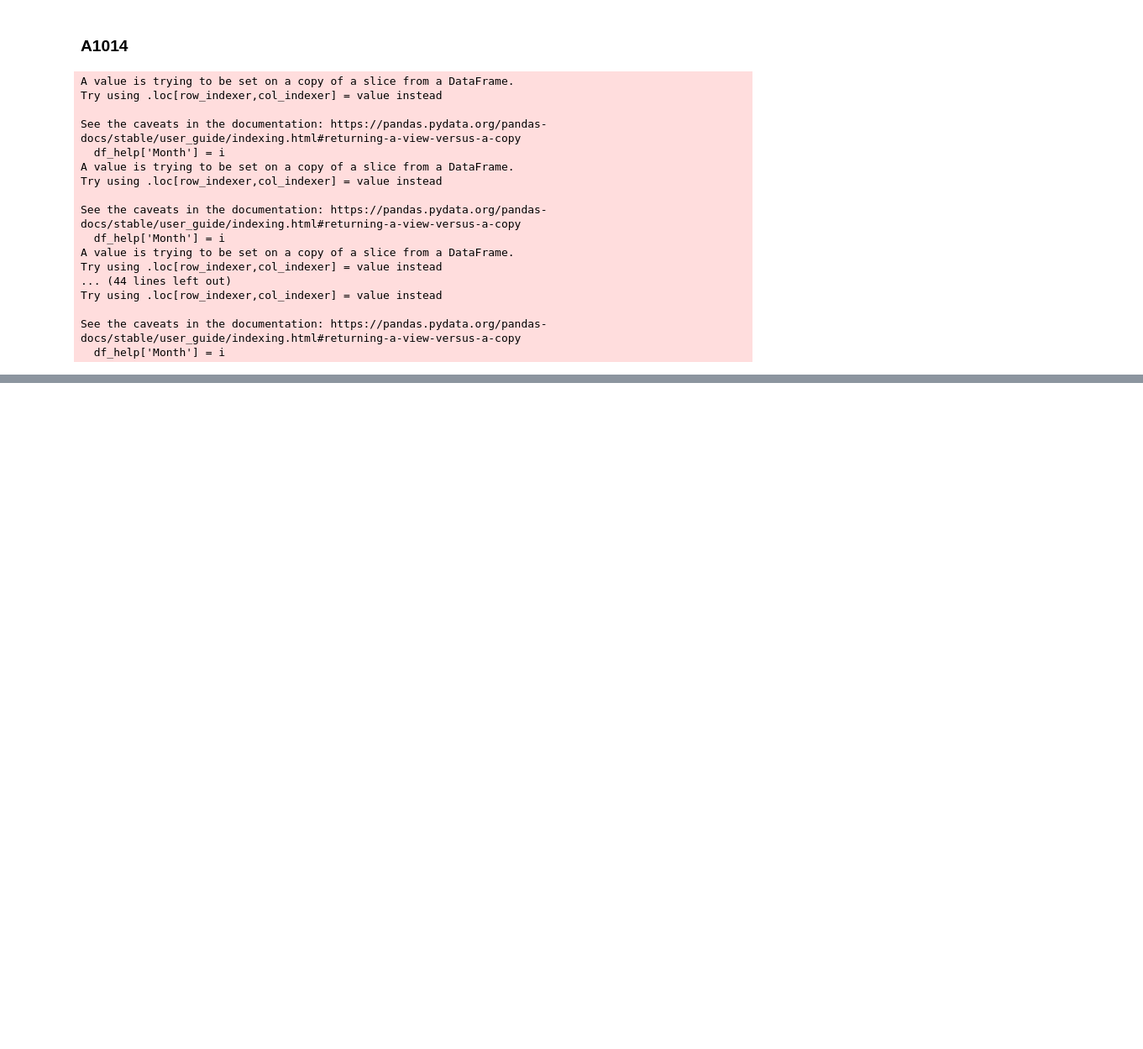
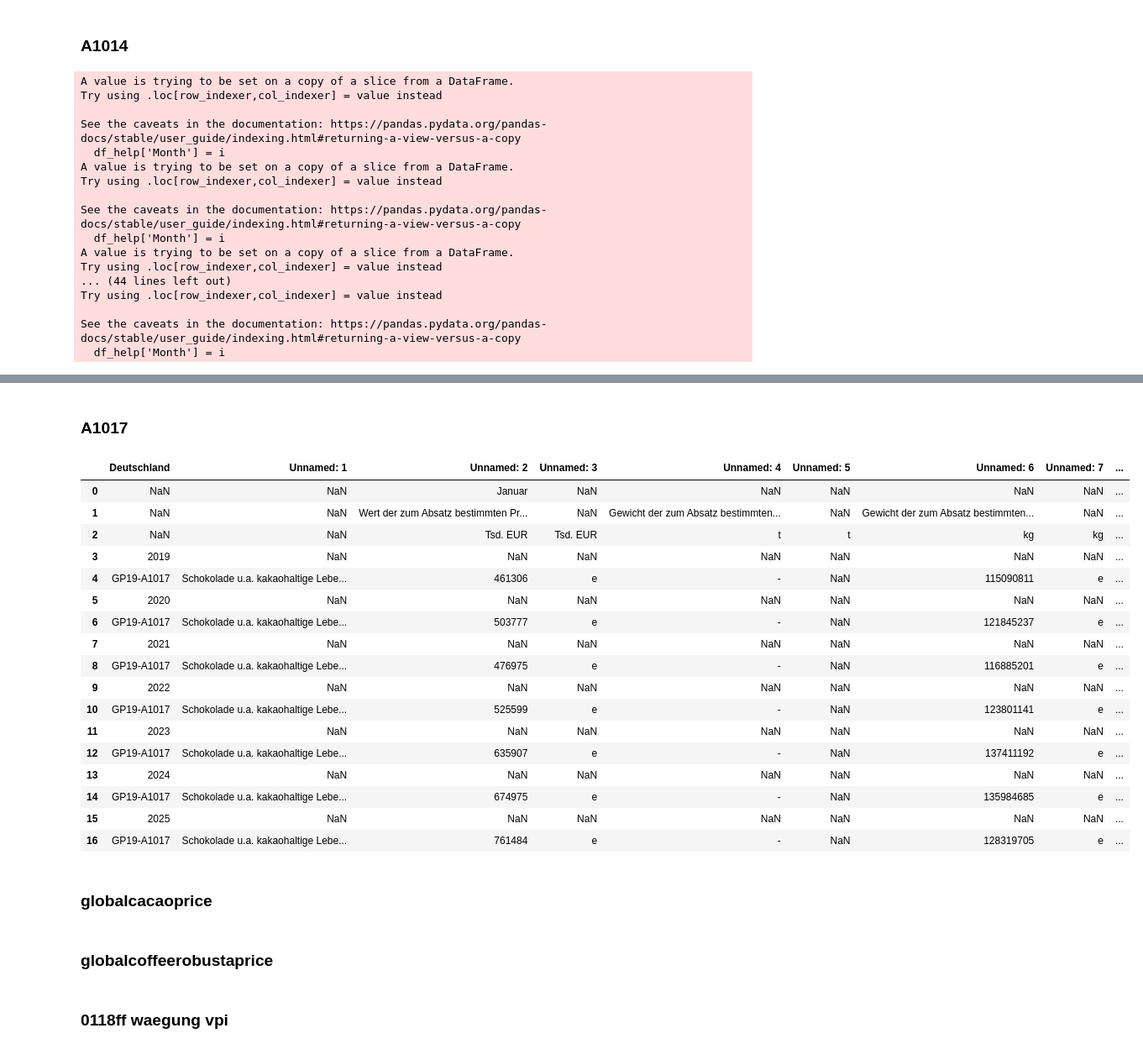
Before and after one commit to salimaabdalla/dpp_projekt_2026, a Jupyter notebook: notebooks/00A_Collection_of_functions.ipynb, the cells around one changed output, grey strips where cells are left out. Shown at 84% size. Cells and saved outputs as stored; diff of their text form; code cells hidden in the pictures; blank space fills up the shorter version.

```diff
--- a/notebooks/00A_Collection_of_functions.ipynb
+++ b/notebooks/00A_Collection_of_functions.ipynb
@@ -282,0 +300,32 @@ See the caveats in the documentation: https://pandas.pydata.org/pandas-docs/stab
+# %% [markdown]
+### A1017
+# %%
+path_origin = '../data/raw/A1017_monprod_timeseries.csv'
+path_aim = '../data/processed/' + path_origin[12:-4] + '_processed.csv'
+# %%
+df= pd.read_csv(path_origin,
+                skiprows =4,
+                skipfooter = 4, sep = ';'
+                )
+df
+# %% [output]
+|  | Deutschland | Unnamed: 1 | Unnamed: 2 | Unnamed: 3 | Unnamed: 4 | Unnamed: 5 | Unnamed: 6 | Unnamed: 7 | ... |
+| 0 | NaN | NaN | Januar | NaN | NaN | NaN | NaN | NaN | ... |
+| 1 | NaN | NaN | Wert der zum Absatz bestimmten Pr... | NaN | Gewicht der zum Absatz bestimmten... | NaN | Gewicht der zum Absatz bestimmten... | NaN | ... |
+| 2 | NaN | NaN | Tsd. EUR | Tsd. EUR | t | t | kg | kg | ... |
+| 3 | 2019 | NaN | NaN | NaN | NaN | NaN | NaN | NaN | ... |
+| 4 | GP19-A1017 | Schokolade u.a. kakaohaltige Lebe... | 461306 | e | - | NaN | 115090811 | e | ... |
+| 5 | 2020 | NaN | NaN | NaN | NaN | NaN | NaN | NaN | ... |
+| 6 | GP19-A1017 | Schokolade u.a. kakaohaltige Lebe... | 503777 | e | - | NaN | 121845237 | e | ... |
+| 7 | 2021 | NaN | NaN | NaN | NaN | NaN | NaN | NaN | ... |
+| 8 | GP19-A1017 | Schokolade u.a. kakaohaltige Lebe... | 476975 | e | - | NaN | 116885201 | e | ... |
+| 9 | 2022 | NaN | NaN | NaN | NaN | NaN | NaN | NaN | ... |
+| 10 | GP19-A1017 | Schokolade u.a. kakaohaltige Lebe... | 525599 | e | - | NaN | 123801141 | e | ... |
+| 11 | 2023 | NaN | NaN | NaN | NaN | NaN | NaN | NaN | ... |
+| 12 | GP19-A1017 | Schokolade u.a. kakaohaltige Lebe... | 635907 | e | - | NaN | 137411192 | e | ... |
+| 13 | 2024 | NaN | NaN | NaN | NaN | NaN | NaN | NaN | ... |
+| 14 | GP19-A1017 | Schokolade u.a. kakaohaltige Lebe... | 674975 | e | - | NaN | 135984685 | e | ... |
+| 15 | 2025 | NaN | NaN | NaN | NaN | NaN | NaN | NaN | ... |
+| 16 | GP19-A1017 | Schokolade u.a. kakaohaltige Lebe... | 761484 | e | - | NaN | 128319705 | e | ... |
+# %% [markdown]
+### globalcacaoprice
@@ -282,0 +335,2 @@ See the caveats in the documentation: https://pandas.pydata.org/pandas-docs/stab
+# %% [markdown]
+### globalcoffeerobustaprice
@@ -282,0 +340,2 @@ See the caveats in the documentation: https://pandas.pydata.org/pandas-docs/stab
+# %% [markdown]
+### 0118ff waegung vpi
```
Also changed, not shown: parts of 4 cells of this notebook.
